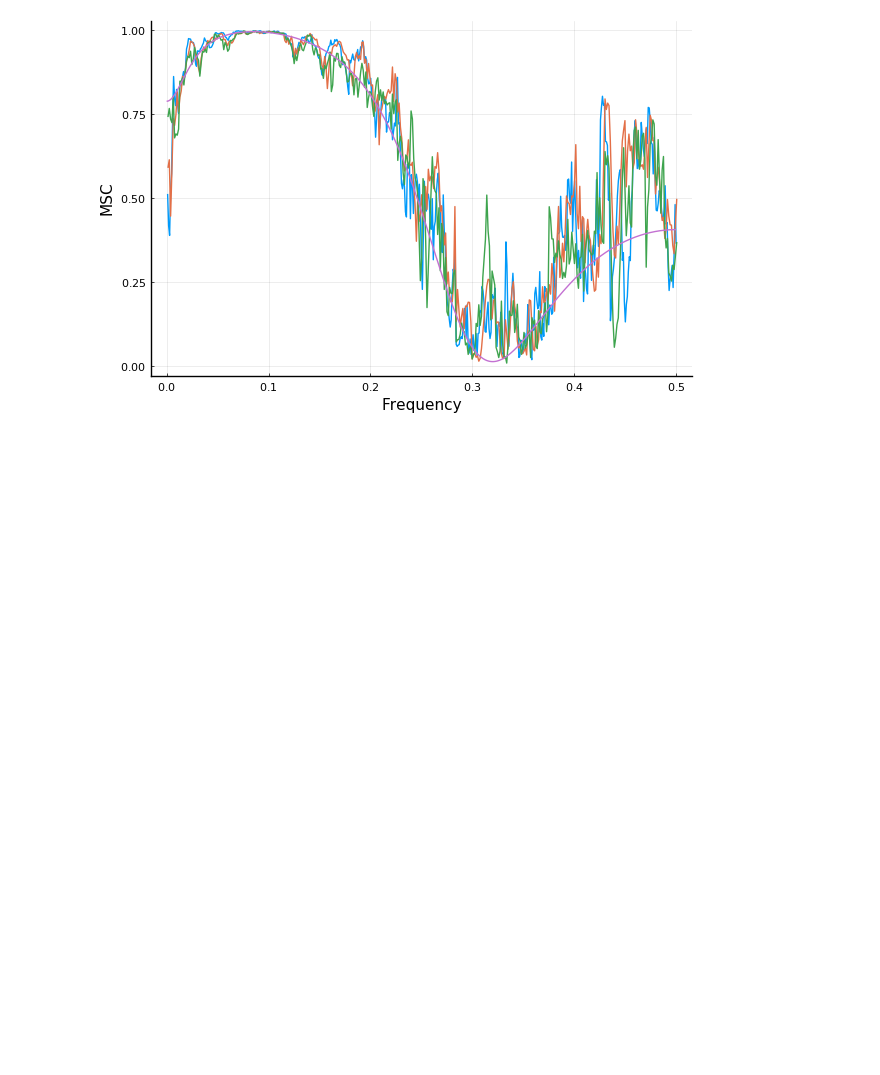
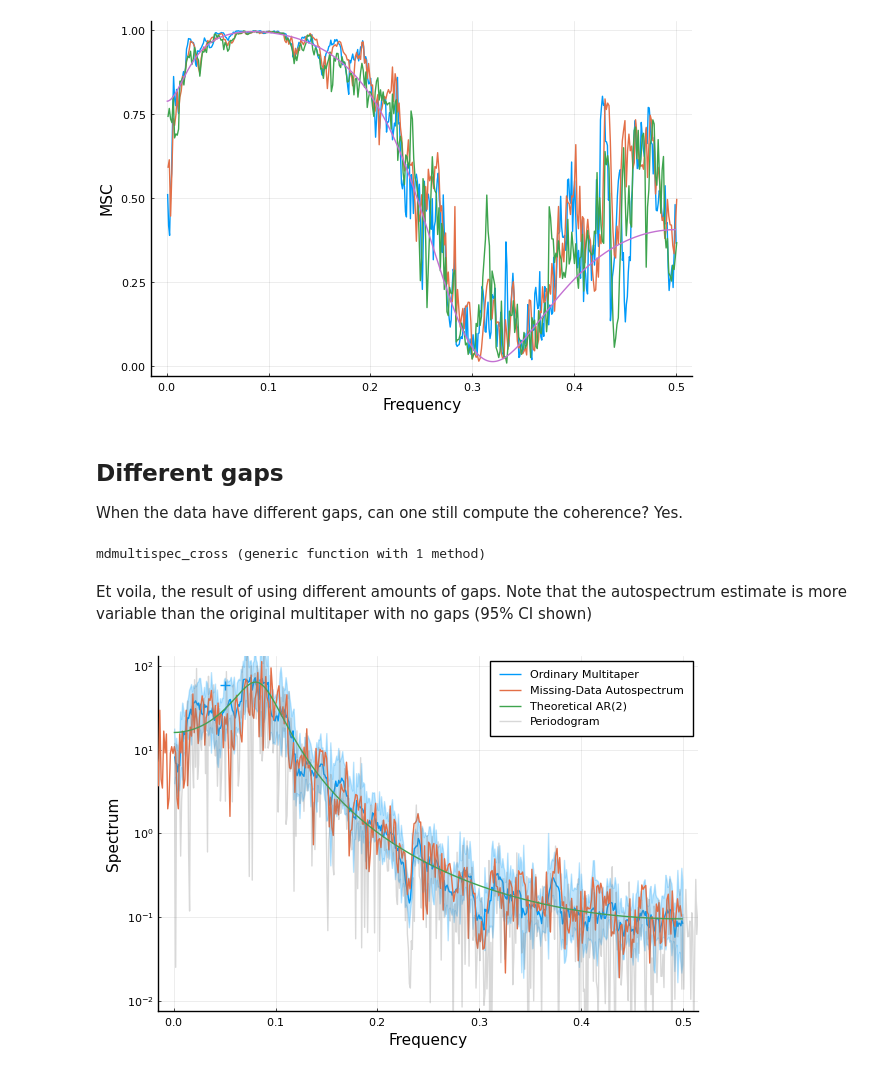
Before and after one commit to lootie/Multitaper.jl, a Jupyter notebook: Examples/01b_MissingData_KnownCoherence.ipynb, the cells around one changed output. Cells and saved outputs as stored; diff of their text form; code cells hidden in the pictures; blank space fills up the shorter version.

```diff
--- a/Examples/01b_MissingData_KnownCoherence.ipynb
+++ b/Examples/01b_MissingData_KnownCoherence.ipynb
@@ -235,3 +233,76 @@ plot!(pcoh,SG2[4][2][1,2],sigaxis=false,siglines=false,mscaxis = false,msclines=
 plot!(pcoh,ω,Lx.*fx./(1.0.+Lx.*fx),label="Theoretical MSC",legend=false,c=4)
 # %% [output]
 [figure]
+# %% [markdown]
+## Different gaps
+
+When the data have different gaps, can one still compute the coherence? Yes.
+# %%
+function wt_ave(S1::EigenCoefficient, S2::EigenCoefficient)
+    sum((S1.coef.*sqrt.(S1.wts)).*conj.(S2.coef.*sqrt.(S2.wts)), dims = 2)
+end
+
+function unwrapphase(y, typ=:rad)
+  lims         = (typ==:rad) ? pi : 180
+  x            = copy(y)
+  dy           = diff(y, dims = 1)
+  for i = (length(y)-1):-1:1
+    if abs(dy[i]) >= lims
+      x[(i+1):end] .+= -sign(dy[i])*(2*lims)
+    end
+  end
+  return x[:]
+end
+
+# Outputs cross spectrum or coherence for the missing data multitaper spectrum
+function mdmultispec_cross(S1::MTSpectrum, S2::MTSpectrum;
+                   outp=:coh, jk=false)
+    EC1 = EigenCoefficient(vcat(S1.coef.coef[end:-1:2, :], S1.coef.coef), vcat(S1.coef.wts[end:-1:2, :], S1.coef.wts))
+    EC2 = EigenCoefficient(vcat(S2.coef.coef[end:-1:2, :], S2.coef.coef), vcat(S2.coef.wts[end:-1:2, :], S2.coef.wts))
+
+    if jk
+        # You can only do this if the temporal indices are the same for both series
+        S, jv    = jknife(EC1, EC2, outp)
+        phase, jphase = jknife_phase(EC1, EC2)
+    else
+        temp = wt_ave(EC1, EC2)
+        S = abs.(temp)
+        phase = unwrapphase(angle.(temp)*180/(2*pi))
+        jv = nothing
+    end
+    S   .*= (outp == :spec) ? S1.params.dt./sqrt.(sum(EC1.wts, dims=2).*sum(EC2.wts, dims=2)) : 1.0
+    if outp == :coh
+        S ./= (real.(wt_ave(EC1, EC1)).*real.(wt_ave(EC2, EC2)))
+    end
+  params = [S1.params, S2.params]
+  halffreq = length(S1.f)
+  if outp == :spec
+    return ((1/S1.params.dt)*range(-0.5, 0.5, length=S1.params.M+2)[1:S1.params.M+1],
+                S, phase, params, [EC1, EC2],
+                (jk ?  [jv, jphase] : jv))
+  elseif outp == :coh
+        return MTCoherence(S1.f, S[:], phase, params[1], nothing,
+                       (jk ?  [jv,jphase] : jv), nothing)
+  end
+
+end
+# %% [output]
+mdmultispec_cross (generic function with 1 method)
+# %%
+# first index of SG is number of gaps, second is selecting the spectrum and third is
+# selecting the first eigencoefficient
+Crosspec14 = mdmultispec_cross(SG2[1][1][1], SG2[4][1][1], outp = :spec);
+# %% [markdown]
+Et voila, the result of using different amounts of gaps. Note that the autospectrum estimate is more variable than the original multitaper with no gaps (95% CI shown)
+# %%
+a = plot(S2[1][1], label="Ordinary Multitaper")
+plot!(a, Crosspec14[1],3*Crosspec14[2], ylabel = "Spectrum", label = "Missing-Data Autospectrum", xlims=[0,0.5], ylims = [1e-2, 1e2])
+plot!(a,ω,fx,subplot=1,label="Theoretical AR(2)")
+#b = plot(Crosspec14[1],Crosspec14[3], ylabel="Phase", xlims=[0,0.5],
+#    xlabel="Normalized Frequency",legend=false)
+using FFTW
+#plot(a,b,layout = (2,1))
+plot!(LinRange(0,1,length(x)+1)[2:length(x)], abs2.(fft(x))[2:end]/(40*sqrt(N)), c = :gray, label = "Periodogram",linealpha=0.3) #RGBA(1,1,1,0.9))
+png(dir*"Autospectrum")
+# %% [output]
+[figure, added]
```
Also changed, not shown: parts of 5 cells of this notebook, 1 other file.
